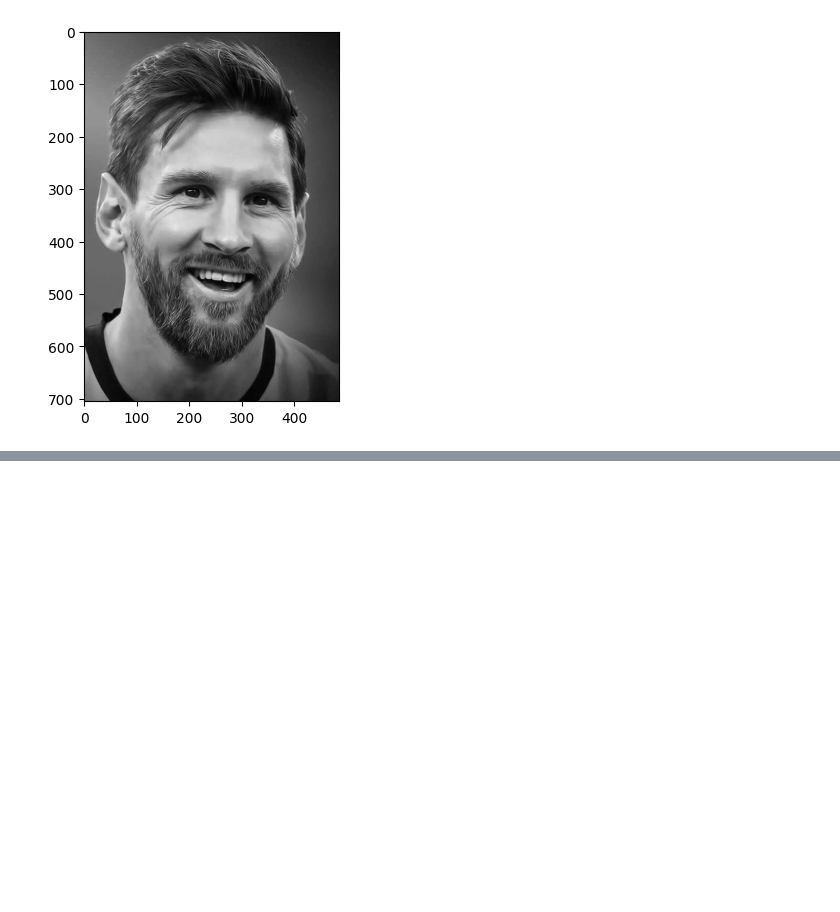
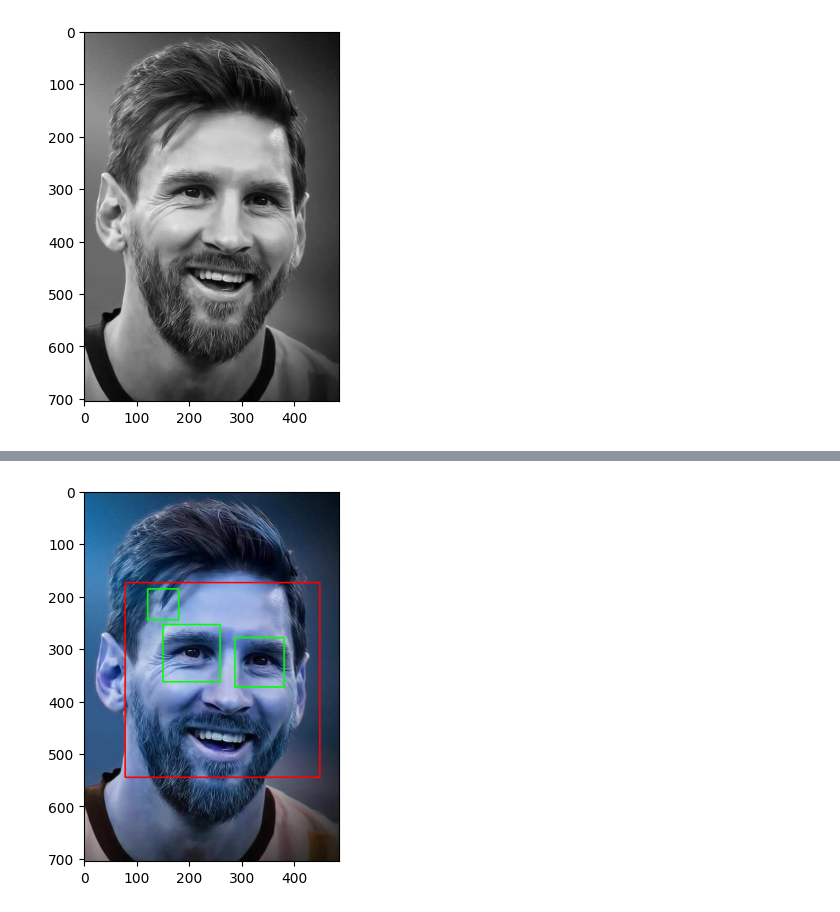
Before and after one commit to ashish769/sports-persons-image-classifier, a Jupyter notebook: sports-persons-image-classifier.ipynb, the cells around one changed output, grey strips where cells are left out. Cells and saved outputs as stored; diff of their text form; code cells hidden in the pictures; blank space fills up the shorter version.

```diff
--- a/sports-persons-image-classifier.ipynb
+++ b/sports-persons-image-classifier.ipynb
@@ -51,0 +69,33 @@ error: OpenCV(4.11.0) D:\a\opencv-python\opencv-python\opencv\modules\objdetect\
+# %%
+# Close all OpenCV windows (if any are open)
+cv2.destroyAllWindows()
+
+# Loop through all detected faces
+for (x, y, w, h) in faces:
+    # Draw rectangle around the face (blue box)
+    face_img = cv2.rectangle(img, (x, y), (x + w, y + h), (255, 0, 0), 2)
+
+    # Get the region of interest in grayscale for eye detection
+    roi_gray = gray[y:y + h, x:x + w]
+
+    # Get the corresponding region in the color image to draw eye rectangles
+    roi_color = face_img[y:y + h, x:x + w]
+
+    # Detect eyes within the face region
+    eyes = eye_cascade.detectMultiScale(roi_gray)
+
+    # Loop through all detected eyes
+    for (ex, ey, ew, eh) in eyes:
+        # Draw rectangle around each eye (green box)
+        cv2.rectangle(roi_color, (ex, ey), (ex + ew, ey + eh), (0, 255, 0), 2)
+
+# Create a new figure for plotting
+plt.figure()
+
+# Show the final image with rectangles using grayscale colormap
+plt.imshow(face_img, cmap='gray')
+
+# Display the plot
+plt.show()
+# %% [output]
+[figure, added]
```
Also changed, not shown: parts of 8 cells of this notebook.
